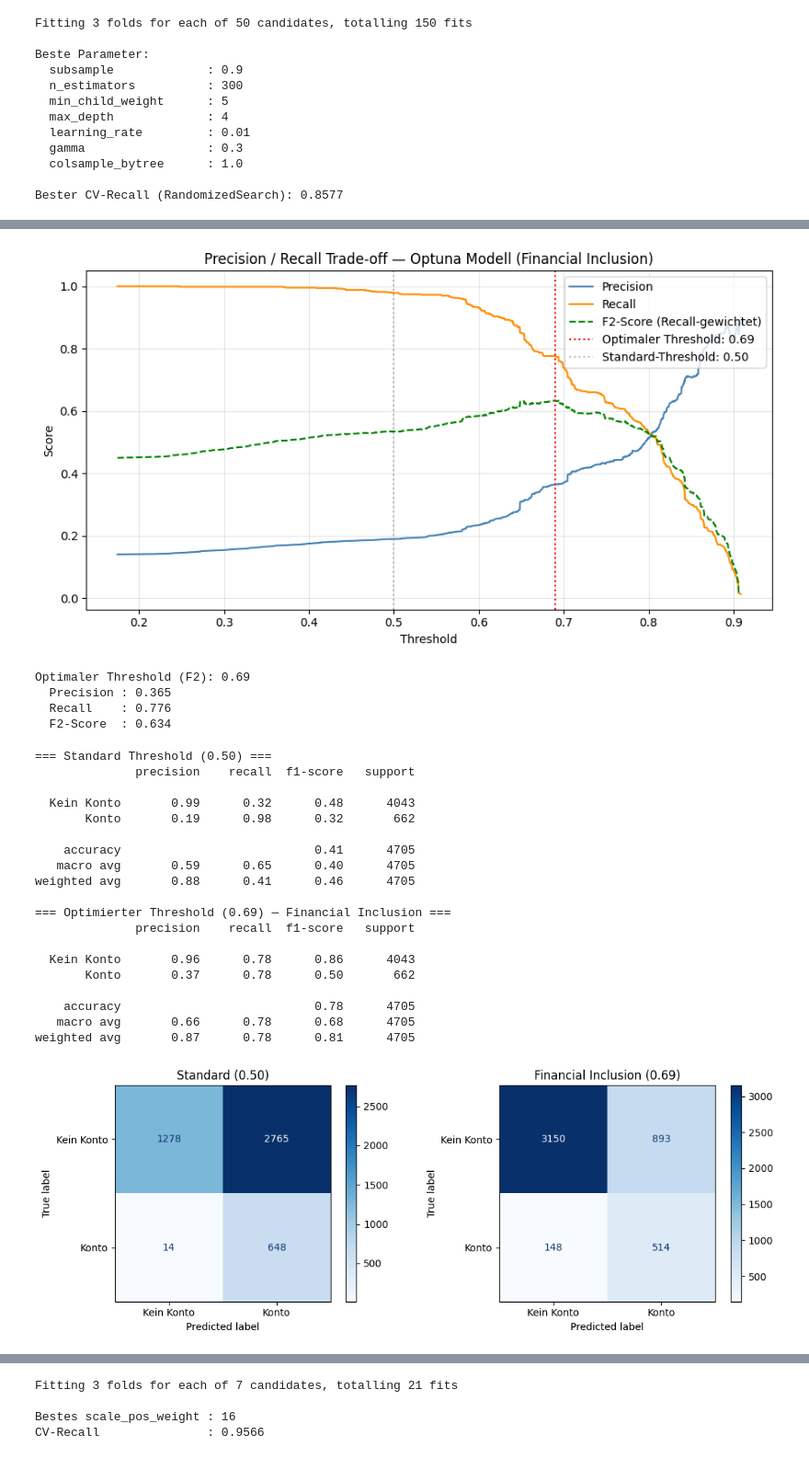
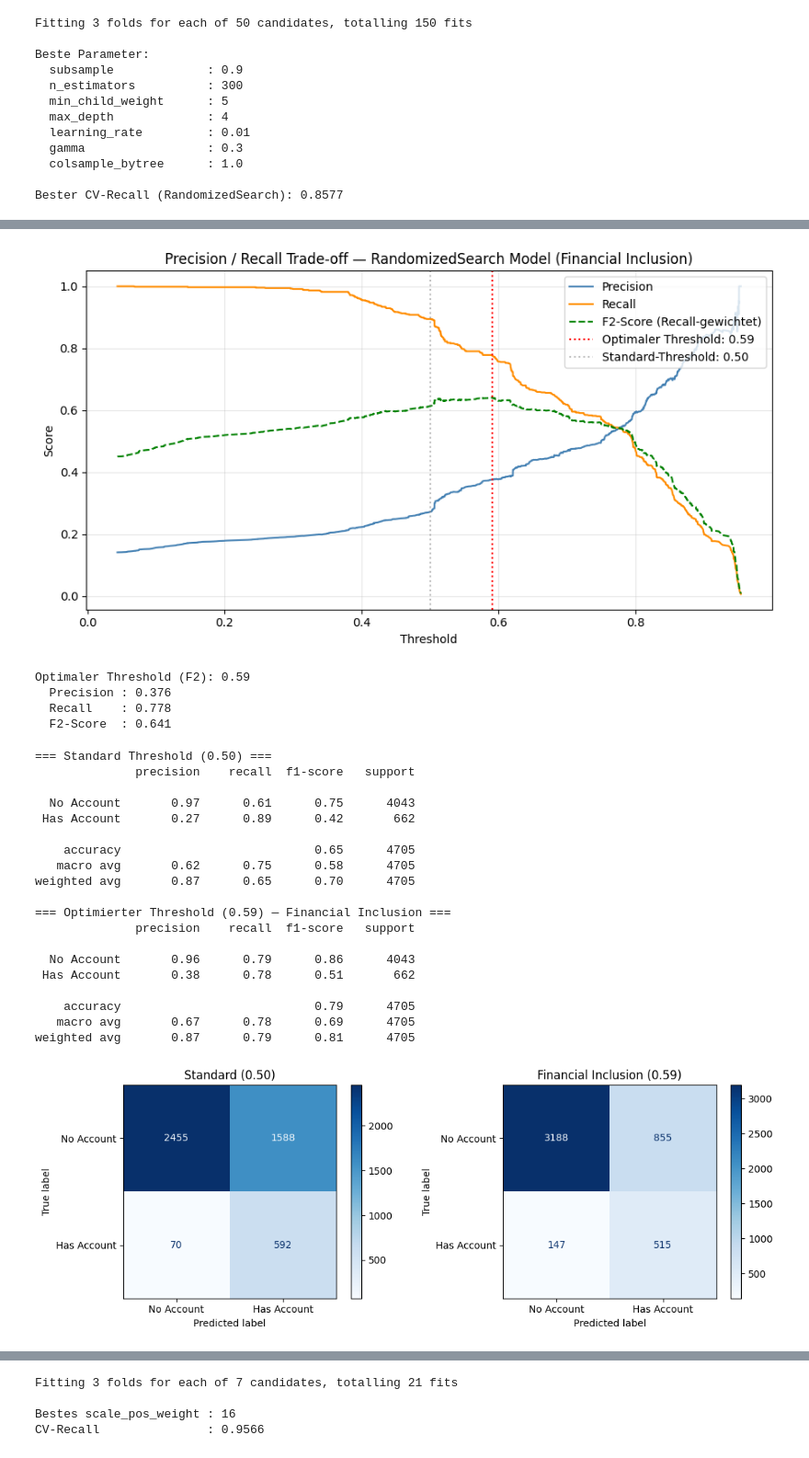
Before and after one commit to Walter806/NF-ML-Project-Group-0, a Jupyter notebook: 260319-Model_XGBoost-EB.ipynb, the cells around one changed output, grey strips where cells are left out. Shown at 92% size. Cells and saved outputs as stored; diff of their text form; code cells hidden in the pictures.

```diff
--- a/260319-Model_XGBoost-EB.ipynb
+++ b/260319-Model_XGBoost-EB.ipynb
@@ -402,9 +402,9 @@ Wir plotten den Trade-off zwischen **Recall** und **Precision** über alle mögl
 # %%
 from sklearn.metrics import precision_recall_curve, f1_score
 
-# Nach Step 6f: Optuna-Modell ist das beste — Threshold darauf neu berechnen
-# (Step 6c hat noch das RandomizedSearch-Modell genutzt)
-proba = best_model_optuna.predict_proba(X_val)[:, 1]
+# Use RandomizedSearch model here (Optuna not yet trained at this point)
+# Threshold will be recomputed on the Optuna model after Step 6f
+proba = rand_search.best_estimator_.predict_proba(X_val)[:, 1]
 
 precisions, recalls, thresholds = precision_recall_curve(y_val, proba)
 
@@ -423,7 +423,7 @@ ax.axvline(best_threshold, color='red', linestyle=':', label=f'Optimaler Thresho
 ax.axvline(0.5, color='grey', linestyle=':', alpha=0.5, label='Standard-Threshold: 0.50')
 ax.set_xlabel('Threshold')
 ax.set_ylabel('Score')
-ax.set_title('Precision / Recall Trade-off — Optuna Modell (Financial Inclusion)')
+ax.set_title('Precision / Recall Trade-off — RandomizedSearch Model (Financial Inclusion)')
 ax.legend()
 ax.grid(alpha=0.3)
 plt.tight_layout()
@@ -434,55 +434,55 @@ print(f'  Precision : {precisions[best_idx]:.3f}')
 print(f'  Recall    : {recalls[best_idx]:.3f}')
 print(f'  F2-Score  : {f2_scores[best_idx]:.3f}')
 # %% [output]
-[figure, old version]
+[figure, new version]
-Optimaler Threshold (F2): 0.69
-  Precision : 0.365
-  Recall    : 0.776
-  F2-Score  : 0.634
+Optimaler Threshold (F2): 0.59
+  Precision : 0.376
+  Recall    : 0.778
+  F2-Score  : 0.641
 # %%
-# Vergleich: Standard-Threshold (0.5) vs. optimierter Threshold
+# Comparison: standard threshold (0.5) vs. optimised threshold
 y_pred_standard = (proba >= 0.5).astype(int)
 y_pred_tuned    = (proba >= best_threshold).astype(int)
 
 print('=== Standard Threshold (0.50) ===')
-print(classification_report(y_val, y_pred_standard, target_names=['Kein Konto', 'Konto']))
+print(classification_report(y_val, y_pred_standard, target_names=['No Account', 'Has Account']))
 
 print(f'=== Optimierter Threshold ({best_threshold:.2f}) — Financial Inclusion ===')
-print(classification_report(y_val, y_pred_tuned, target_names=['Kein Konto', 'Konto']))
+print(classification_report(y_val, y_pred_tuned, target_names=['No Account', 'Has Account']))
 
 # Confusion Matrix nebeneinander
 fig, axes = plt.subplots(1, 2, figsize=(11, 4))
 for ax, preds, title in zip(axes,
     [y_pred_standard, y_pred_tuned],
     [f'Standard (0.50)', f'Financial Inclusion ({best_threshold:.2f})']):
     ConfusionMatrixDisplay.from_predictions(
         y_val, preds,
-        display_labels=['Kein Konto', 'Konto'],
+        display_labels=['No Account', 'Has Account'],
         cmap='Blues', ax=ax
     )
     ax.set_title(title)
 plt.tight_layout()
 plt.show()
 # %% [output]
 === Standard Threshold (0.50) ===
               precision    recall  f1-score   support
 
-  Kein Konto       0.99      0.32      0.48      4043
-       Konto       0.19      0.98      0.32       662
+  No Account       0.97      0.61      0.75      4043
+ Has Account       0.27      0.89      0.42       662
 
-    accuracy                           0.41      4705
-   macro avg       0.59      0.65      0.40      4705
-weighted avg       0.88      0.41      0.46      4705
+    accuracy                           0.65      4705
+   macro avg       0.62      0.75      0.58      4705
+weighted avg       0.87      0.65      0.70      4705
 
-=== Optimierter Threshold (0.69) — Financial Inclusion ===
+=== Optimierter Threshold (0.59) — Financial Inclusion ===
               precision    recall  f1-score   support
 
-  Kein Konto       0.96      0.78      0.86      4043
-       Konto       0.37      0.78      0.50       662
+  No Account       0.96      0.79      0.86      4043
+ Has Account       0.38      0.78      0.51       662
 
-    accuracy                           0.78      4705
-   macro avg       0.66      0.78      0.68      4705
-weighted avg       0.87      0.78      0.81      4705
+    accuracy                           0.79      4705
+   macro avg       0.67      0.78      0.69      4705
+weighted avg       0.87      0.79      0.81      4705
-[figure, old version]
+[figure, new version]
 # %% [markdown]
 ---
```
Also changed, not shown: parts of 32 cells of this notebook, 1 other file.
